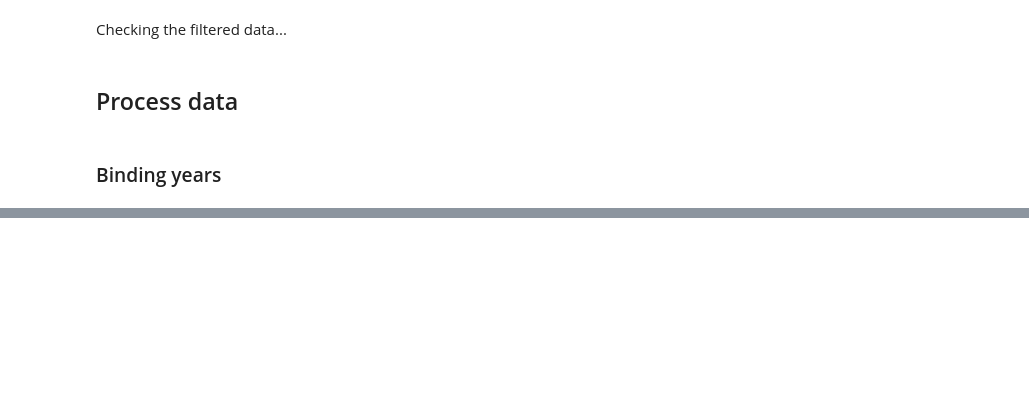
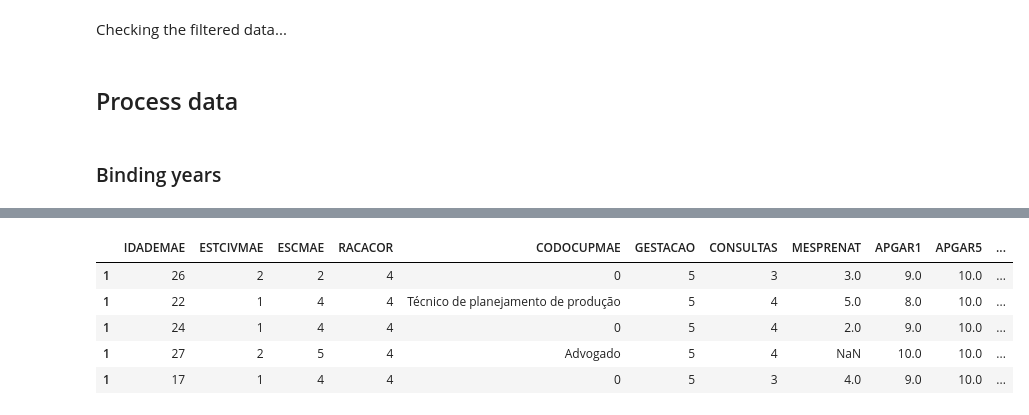
Before and after one commit to caio-isaias/data-mining-assignment, a Jupyter notebook: read-and-process-data.ipynb, the cells around one changed output, grey strips where cells are left out. Drawn from its saved outputs; the diff is of its cells as text; code cells hidden in the pictures; blank space fills up the shorter version.

```diff
--- a/read-and-process-data.ipynb
+++ b/read-and-process-data.ipynb
@@ -135,0 +128,20 @@ print("Anomalia: \n",data2015_sp['IDANOMAL'].describe())
+# %%
+# flatten CODOCUPMAE
+replaced = data_updated['CODOCUPMAE'].astype(object).replace(np.nan, 0)
+replaced = list(replaced)
+for i in range(len(replaced)):
+    if replaced[i] == 0:
+        replaced[i] = [replaced[i]]
+
+flatten_ocupation = list(np.concatenate(replaced).flat)
+
+data_updated['CODOCUPMAE'] = flatten_ocupation
+
+data_updated.head(n = 5)
+# %% [output]
+|  | IDADEMAE | ESTCIVMAE | ESCMAE | RACACOR | CODOCUPMAE | GESTACAO | CONSULTAS | MESPRENAT | APGAR1 | APGAR5 | ... |
+| 1 | 26 | 2 | 2 | 4 | 0 | 5 | 3 | 3.0 | 9.0 | 10.0 | ... |
+| 1 | 22 | 1 | 4 | 4 | Técnico de planejamento de produção | 5 | 4 | 5.0 | 8.0 | 10.0 | ... |
+| 1 | 24 | 1 | 4 | 4 | 0 | 5 | 4 | 2.0 | 9.0 | 10.0 | ... |
+| 1 | 27 | 2 | 5 | 4 | Advogado | 5 | 4 | NaN | 10.0 | 10.0 | ... |
+| 1 | 17 | 1 | 4 | 4 | 0 | 5 | 3 | 4.0 | 9.0 | 10.0 | ... |
```
Also changed, not shown: parts of 23 cells of this notebook, 17 other files.
